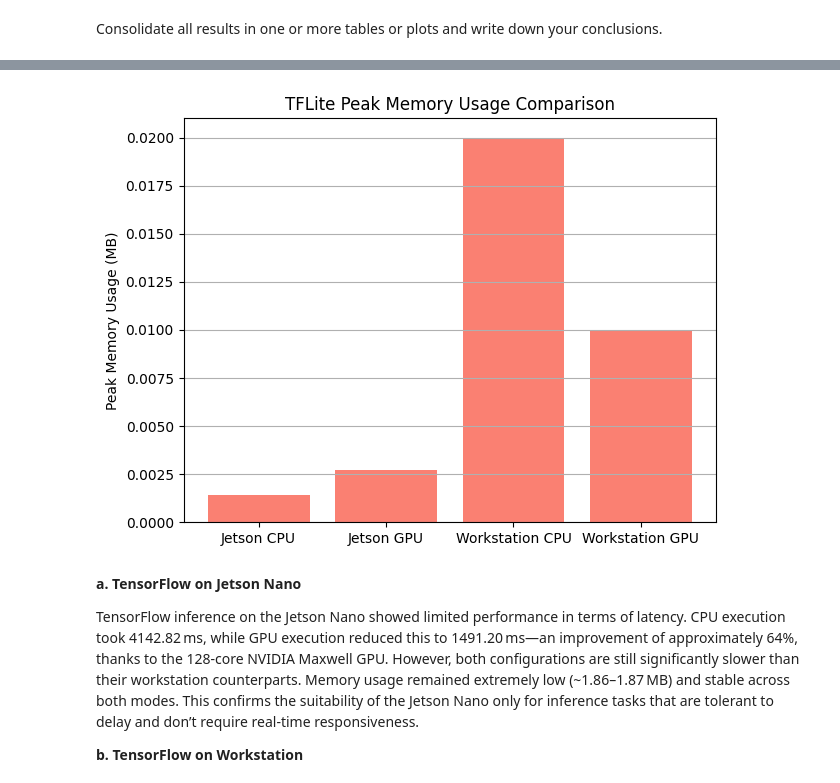
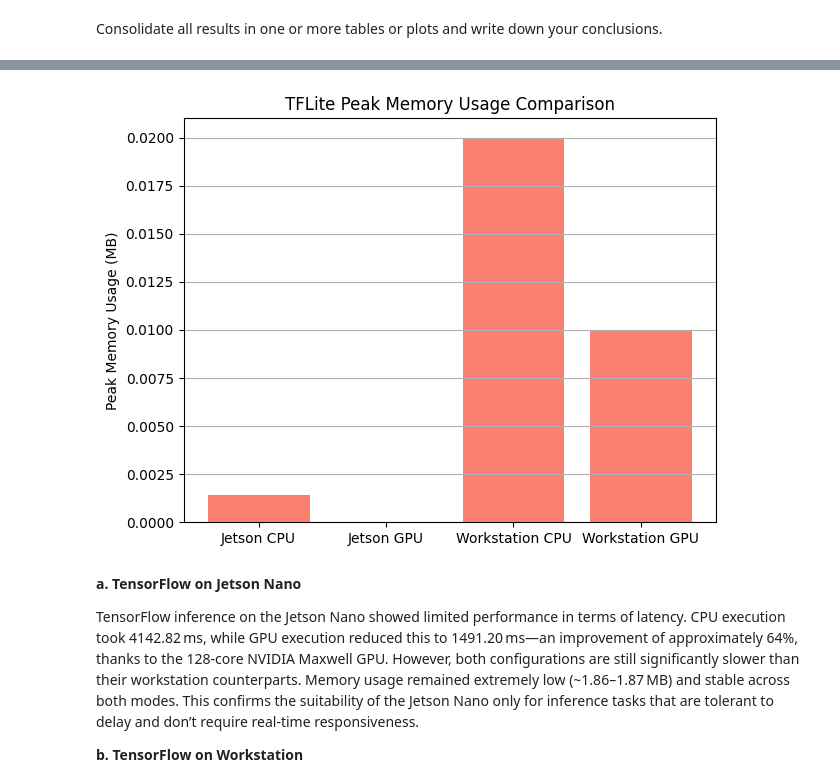
Before and after one commit to jusanchez6/Embedded-Machine-Learning, a Jupyter notebook: Lab3/Embedded_ML_Lab_3_Accelerators_for_ML.ipynb, the cells around one changed output, grey strips where cells are left out. Saved outputs shown, nothing was run; the diff lists cells and outputs as text; code cells hidden in the pictures.

```diff
--- a/Lab3/Embedded_ML_Lab_3_Accelerators_for_ML.ipynb
+++ b/Lab3/Embedded_ML_Lab_3_Accelerators_for_ML.ipynb
@@ -458,14 +455,14 @@ plt.show()
 # %%
-mem_usages = [0.0014, 0.0027, 0.02, 0.01] # Replace with actual peak memory (MB)
+mem_usages = [0.0014, 0, 0.02, 0.01] # Replace with actual peak memory (MB)
 
 plt.bar(platforms, mem_usages, color='salmon')
 plt.ylabel('Peak Memory Usage (MB)')
 plt.title('TFLite Peak Memory Usage Comparison')
 plt.grid(True, axis='y')
 plt.tight_layout()
 plt.show()
 # %% [output]
-[figure, old version]
+[figure, new version]
 # %% [markdown]
 **a. TensorFlow on Jetson Nano**
 
```
Also changed, not shown: parts of 12 cells of this notebook.
